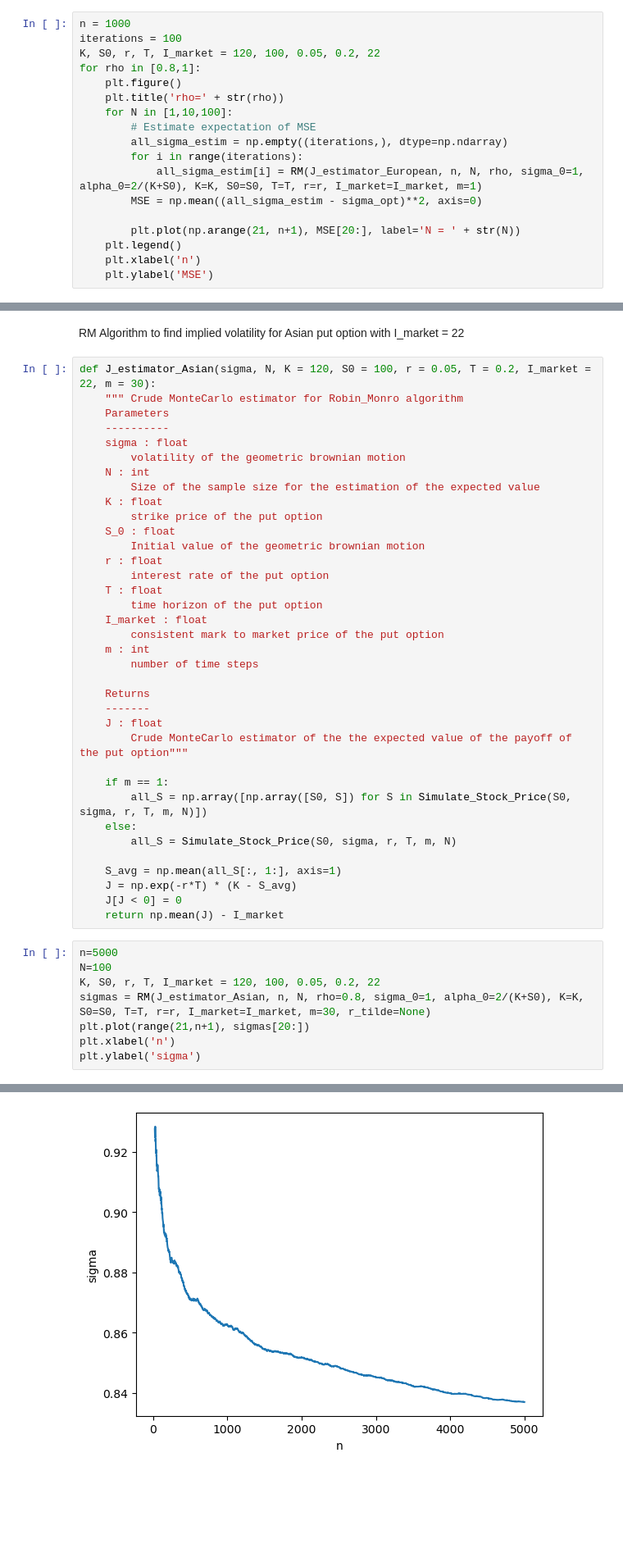
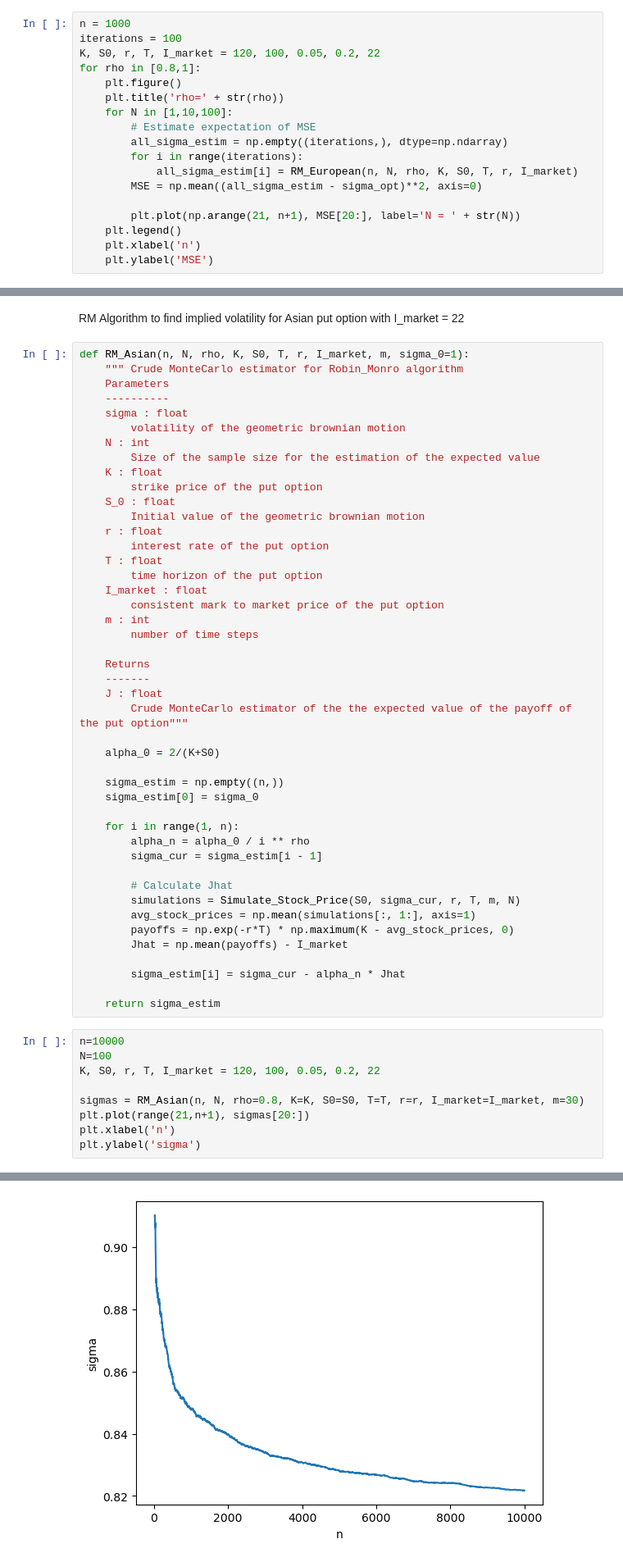
Before and after one commit to Drykx/Monte-Carlo-Project, a Jupyter notebook: EuropeanOptions.ipynb, the cells around one changed output, grey strips where cells are left out. Shown at 82% size. Saved outputs shown, nothing was run; the diff lists cells and outputs as text; blank space fills up the shorter version.

```diff
--- a/EuropeanOptions.ipynb
+++ b/EuropeanOptions.ipynb
@@ -155,7 +107,7 @@ for rho in [0.8,1]:
         # Estimate expectation of MSE
         all_sigma_estim = np.empty((iterations,), dtype=np.ndarray)
         for i in range(iterations):
-            all_sigma_estim[i] = RM(J_estimator_European, n, N, rho, sigma_0=1, alpha_0=2/(K+S0), K=K, S0=S0, T=T, r=r, I_market=I_market, m=1)
+            all_sigma_estim[i] = RM_European(n, N, rho, K, S0, T, r, I_market)
         MSE = np.mean((all_sigma_estim - sigma_opt)**2, axis=0)
 
         plt.plot(np.arange(21, n+1), MSE[20:], label='N = ' + str(N))
@@ -168,7 +120,7 @@ for rho in [0.8,1]:
 # %% [markdown]
 RM Algorithm to find implied volatility for Asian put option with I_market = 22
 # %%
-def J_estimator_Asian(sigma, N, K = 120, S0 = 100, r = 0.05, T = 0.2, I_market = 22, m = 30):
+def RM_Asian(n, N, rho, K, S0, T, r, I_market, m, sigma_0=1):
     """ Crude MonteCarlo estimator for Robin_Monro algorithm
     Parameters
     ----------
@@ -194,23 +146,33 @@ def J_estimator_Asian(sigma, N, K = 120, S0 = 100, r = 0.05, T = 0.2, I_market =
     J : float
         Crude MonteCarlo estimator of the the expected value of the payoff of the put option"""
 
-    if m == 1:
-        all_S = np.array([np.array([S0, S]) for S in Simulate_Stock_Price(S0, sigma, r, T, m, N)])
-    else:
-        all_S = Simulate_Stock_Price(S0, sigma, r, T, m, N)
+    alpha_0 = 2/(K+S0)
 
-    S_avg = np.mean(all_S[:, 1:], axis=1)
-    J = np.exp(-r*T) * (K - S_avg)
-    J[J < 0] = 0
-    return np.mean(J) - I_market
+    sigma_estim = np.empty((n,))
+    sigma_estim[0] = sigma_0
+
+    for i in range(1, n):
+        alpha_n = alpha_0 / i ** rho
+        sigma_cur = sigma_estim[i - 1]
+
+        # Calculate Jhat
+        simulations = Simulate_Stock_Price(S0, sigma_cur, r, T, m, N)
+        avg_stock_prices = np.mean(simulations[:, 1:], axis=1)
+        payoffs = np.exp(-r*T) * np.maximum(K - avg_stock_prices, 0)
+        Jhat = np.mean(payoffs) - I_market
+
+        sigma_estim[i] = sigma_cur - alpha_n * Jhat
+
+    return sigma_estim
 # %%
-n=5000
+n=10000
 N=100
 K, S0, r, T, I_market = 120, 100, 0.05, 0.2, 22
-sigmas = RM(J_estimator_Asian, n, N, rho=0.8, sigma_0=1, alpha_0=2/(K+S0), K=K, S0=S0, T=T, r=r, I_market=I_market, m=30, r_tilde=None)
+
+sigmas = RM_Asian(n, N, rho=0.8, K=K, S0=S0, T=T, r=r, I_market=I_market, m=30)
 plt.plot(range(21,n+1), sigmas[20:])
 plt.xlabel('n')
 plt.ylabel('sigma')
 # %% [output]
 Text(0, 0.5, 'sigma')
-[figure, old version]
+[figure, new version]
```
Also changed, not shown: parts of 9 cells of this notebook, 2 other files.
